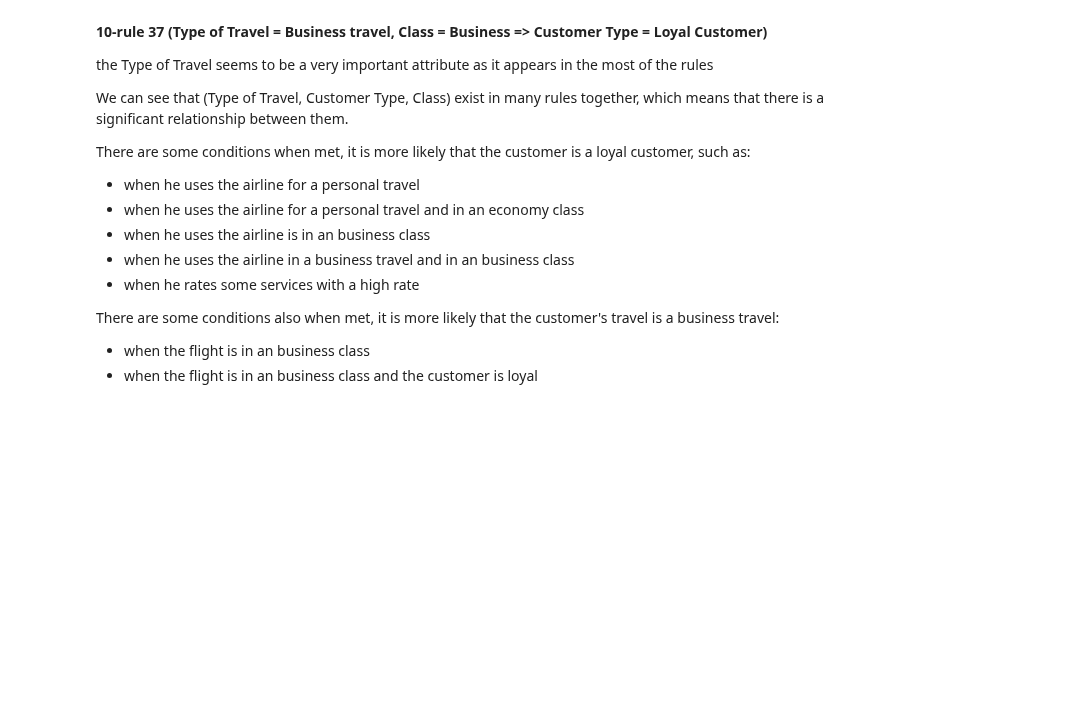
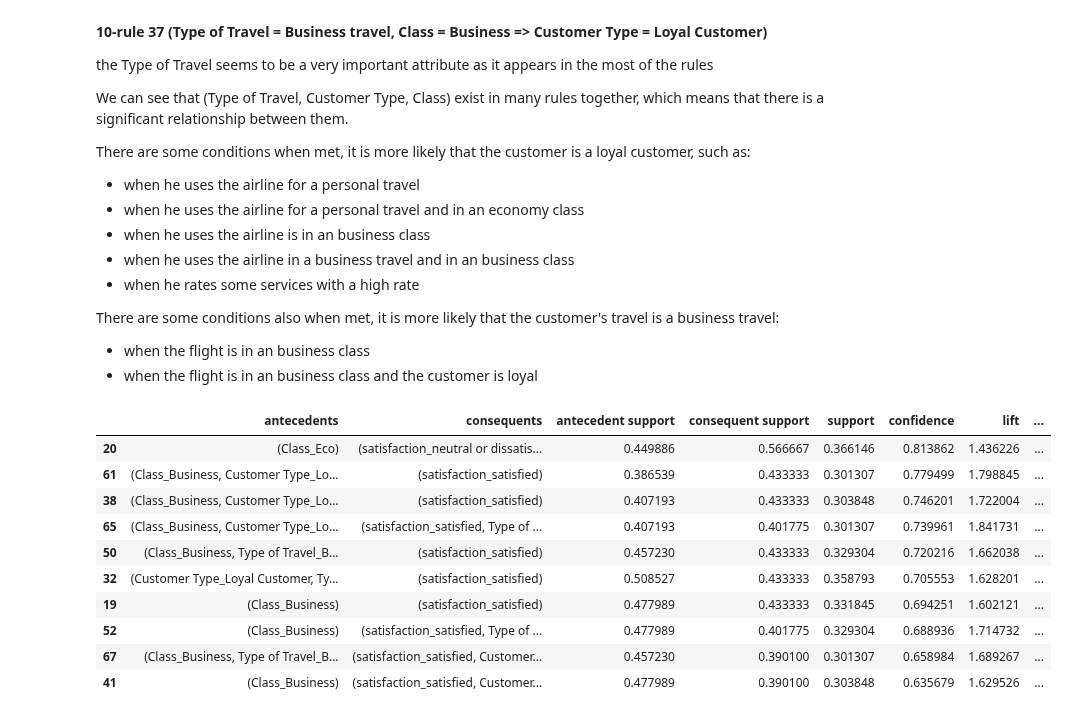
Before and after one commit to norhanreda/Air-line-passenger-satisfaction, a Jupyter notebook: models/aprori.ipynb, the cells around one changed output. Drawn from its saved outputs; the diff is of its cells as text; code cells hidden in the pictures; blank space fills up the shorter version.

```diff
--- a/models/aprori.ipynb
+++ b/models/aprori.ipynb
@@ -163,3 +163,19 @@ There are some conditions when met, it is more likely that the customer is a loy
 There are some conditions also when met, it is more likely that the customer's travel is a business travel:
 - when the flight is in an business class
 - when the flight is in an business class and the customer is loyal
+# %%
+rules_df = rules_df.sort_values(['confidence', 'lift'], ascending =[False, False])
+rules_df = rules_df[rules_df['consequents'].astype(str).str.contains('satisfaction')]
+rules_df[0:10]
+# %% [output]
+|  | antecedents | consequents | antecedent support | consequent support | support | confidence | lift | ... |
+| 20 | (Class_Eco) | (satisfaction_neutral or dissatis... | 0.449886 | 0.566667 | 0.366146 | 0.813862 | 1.436226 | ... |
+| 61 | (Class_Business, Customer Type_Lo... | (satisfaction_satisfied) | 0.386539 | 0.433333 | 0.301307 | 0.779499 | 1.798845 | ... |
+| 38 | (Class_Business, Customer Type_Lo... | (satisfaction_satisfied) | 0.407193 | 0.433333 | 0.303848 | 0.746201 | 1.722004 | ... |
+| 65 | (Class_Business, Customer Type_Lo... | (satisfaction_satisfied, Type of ... | 0.407193 | 0.401775 | 0.301307 | 0.739961 | 1.841731 | ... |
+| 50 | (Class_Business, Type of Travel_B... | (satisfaction_satisfied) | 0.457230 | 0.433333 | 0.329304 | 0.720216 | 1.662038 | ... |
+| 32 | (Customer Type_Loyal Customer, Ty... | (satisfaction_satisfied) | 0.508527 | 0.433333 | 0.358793 | 0.705553 | 1.628201 | ... |
+| 19 | (Class_Business) | (satisfaction_satisfied) | 0.477989 | 0.433333 | 0.331845 | 0.694251 | 1.602121 | ... |
+| 52 | (Class_Business) | (satisfaction_satisfied, Type of ... | 0.477989 | 0.401775 | 0.329304 | 0.688936 | 1.714732 | ... |
+| 67 | (Class_Business, Type of Travel_B... | (satisfaction_satisfied, Customer... | 0.457230 | 0.390100 | 0.301307 | 0.658984 | 1.689267 | ... |
+| 41 | (Class_Business) | (satisfaction_satisfied, Customer... | 0.477989 | 0.390100 | 0.303848 | 0.635679 | 1.629526 | ... |
```
Also changed, not shown: parts of 1 cell of this notebook.
